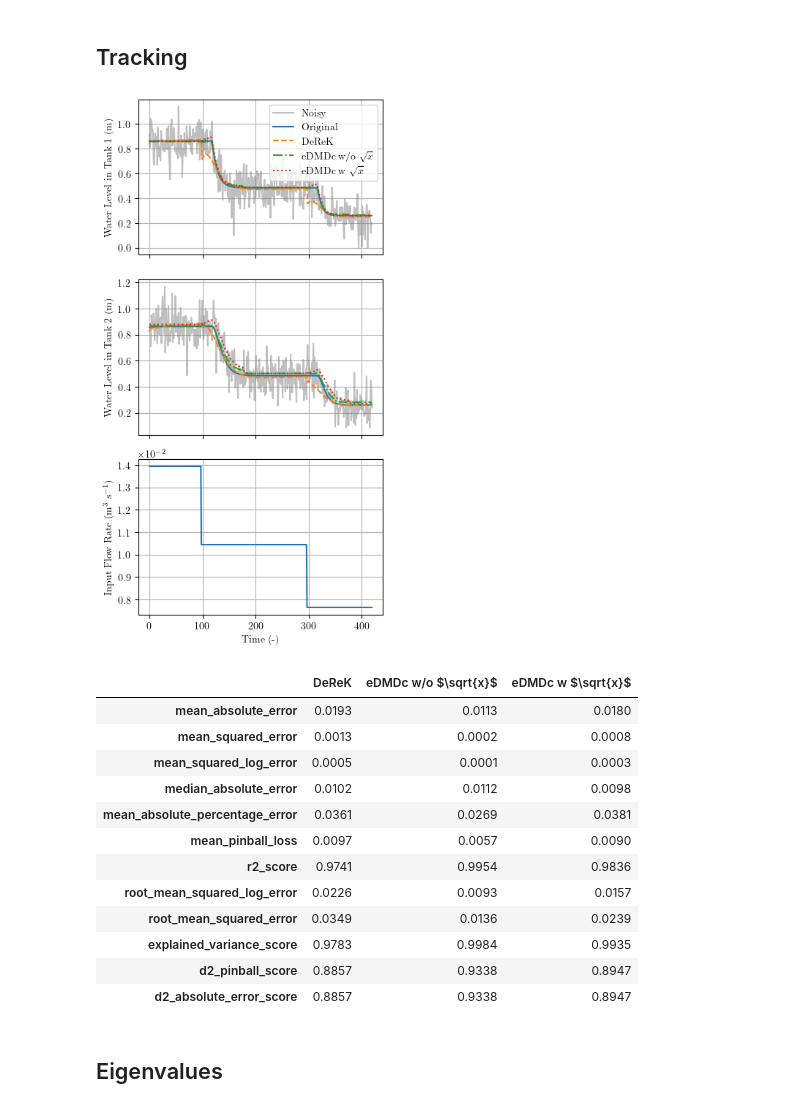
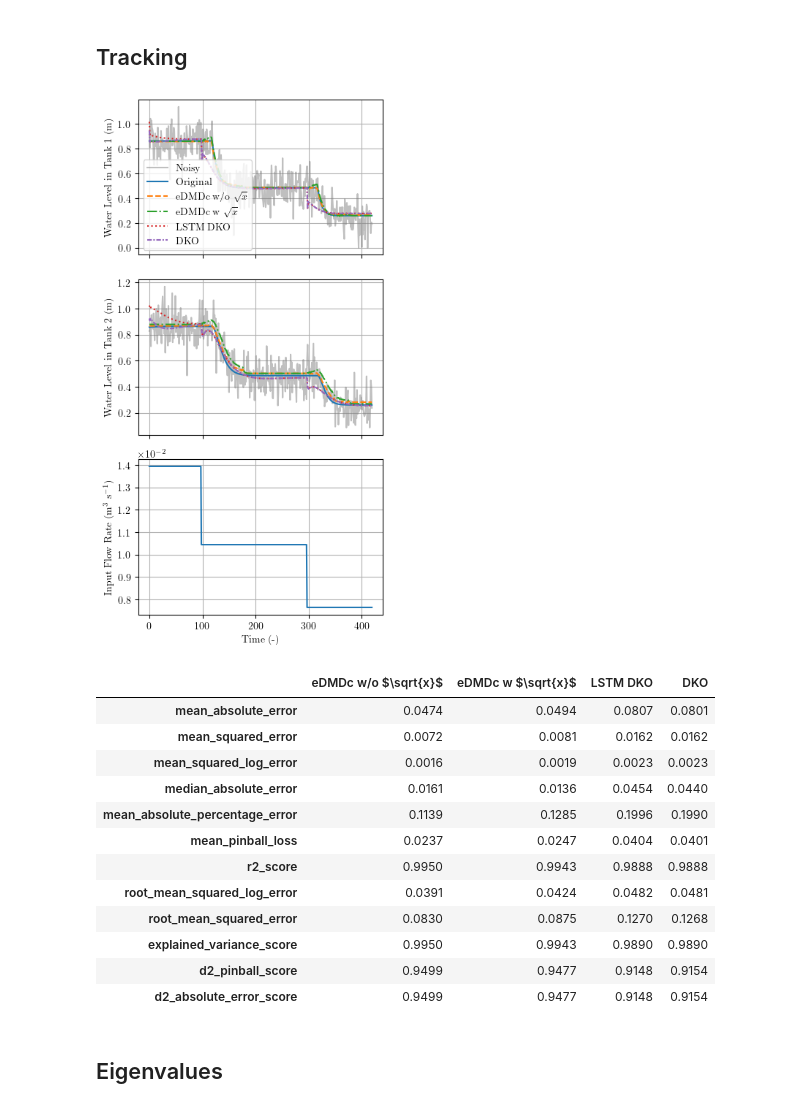
Before and after one commit to PatrikValabek/deep-koopman-with-time-delays, a Jupyter notebook: examples/result_plots.ipynb, the cells around one changed output. Drawn from its saved outputs; the diff is of its cells as text; code cells hidden in the pictures.

```diff
--- a/examples/result_plots.ipynb
+++ b/examples/result_plots.ipynb
@@ -33,8 +33,11 @@ _, (train_data, dev_data, test_data) = simulate_two_tank(
 )
 # %%
 start = 80
-Y_derek_pred = np.load("results/test_pred_derek.npy")
-end = min(500, len(Y_derek_pred) + start)
+with open("data/y_NNs.pkl", "rb") as fp:
+    Y_NNs_pred = pickle.load(fp)
+Y_NNs_pred = {"LSTM DKO": Y_NNs_pred["DeReK_LSTM"], "DKO": Y_NNs_pred["DeReK"]}
+end = len(Y_NNs_pred["DKO"]) + start
+plot_end = min(500, end)
 
 with open("data/y_eDMDc.pkl", "rb") as fp:
     Y_eDMDcs_pred = pickle.load(fp)
@@ -43,17 +46,23 @@ with open("data/y_eDMDc.pkl", "rb") as fp:
 # %%
 # [donotremove]
 fig = plot_results(
-    test_data["U"][start:end],
+    test_data["U"][start:plot_end],
     {
-        "Noisy": test_data["Y"][start:end],
-        "Original": test_raw["Y"][start:end],
-        "DeReK": Y_derek_pred[: end - start],
-        **{name: Y_pred[start:end] for name, Y_pred in Y_eDMDcs_pred.items()},
+        "Noisy": test_data["Y"][start:plot_end],
+        "Original": test_raw["Y"][start:plot_end],
+        **{
+            name: Y_pred[start:plot_end]
+            for name, Y_pred in Y_eDMDcs_pred.items()
+        },
+        **{
+            name: Y_pred[: plot_end - start]
+            for name, Y_pred in Y_NNs_pred.items()
+        },
     },
 )
 fig.savefig("results/two_tank_results.pdf")
 # %% [output]
-[figure, old version]
+[figure, new version]
 # %%
 def regression_report(y_true, y_pred):
     report = {}
@@ -68,29 +77,31 @@ def regression_report(y_true, y_pred):
 
 
 stats_ = {}
-stats_["DeReK"] = regression_report(
-    test_raw["Y"][start:end], Y_derek_pred[: end - start]
-)
+
 for name, Y_pred in Y_eDMDcs_pred.items():
     stats_[name] = regression_report(
         test_raw["Y"][start:end], Y_pred[start:end]
     )
+for name, Y_pred in Y_NNs_pred.items():
+    stats_[name] = regression_report(
+        test_raw["Y"][start:end], Y_pred[: end - start]
+    )
 
 pd.DataFrame(stats_).round(4)
 # %% [output]
-|  | DeReK | eDMDc w/o $\sqrt{x}$ | eDMDc w $\sqrt{x}$ |
-| mean_absolute_error | 0.0193 | 0.0113 | 0.0180 |
-| mean_squared_error | 0.0013 | 0.0002 | 0.0008 |
-| mean_squared_log_error | 0.0005 | 0.0001 | 0.0003 |
-| median_absolute_error | 0.0102 | 0.0112 | 0.0098 |
-| mean_absolute_percentage_error | 0.0361 | 0.0269 | 0.0381 |
-| mean_pinball_loss | 0.0097 | 0.0057 | 0.0090 |
-| r2_score | 0.9741 | 0.9954 | 0.9836 |
-| root_mean_squared_log_error | 0.0226 | 0.0093 | 0.0157 |
-| root_mean_squared_error | 0.0349 | 0.0136 | 0.0239 |
-| explained_variance_score | 0.9783 | 0.9984 | 0.9935 |
-| d2_pinball_score | 0.8857 | 0.9338 | 0.8947 |
-| d2_absolute_error_score | 0.8857 | 0.9338 | 0.8947 |
+|  | eDMDc w/o $\sqrt{x}$ | eDMDc w $\sqrt{x}$ | LSTM DKO | DKO |
+| mean_absolute_error | 0.0474 | 0.0494 | 0.0807 | 0.0801 |
+| mean_squared_error | 0.0072 | 0.0081 | 0.0162 | 0.0162 |
+| mean_squared_log_error | 0.0016 | 0.0019 | 0.0023 | 0.0023 |
+| median_absolute_error | 0.0161 | 0.0136 | 0.0454 | 0.0440 |
+| mean_absolute_percentage_error | 0.1139 | 0.1285 | 0.1996 | 0.1990 |
+| mean_pinball_loss | 0.0237 | 0.0247 | 0.0404 | 0.0401 |
+| r2_score | 0.9950 | 0.9943 | 0.9888 | 0.9888 |
+| root_mean_squared_log_error | 0.0391 | 0.0424 | 0.0482 | 0.0481 |
+| root_mean_squared_error | 0.0830 | 0.0875 | 0.1270 | 0.1268 |
+| explained_variance_score | 0.9950 | 0.9943 | 0.9890 | 0.9890 |
+| d2_pinball_score | 0.9499 | 0.9477 | 0.9148 | 0.9154 |
+| d2_absolute_error_score | 0.9499 | 0.9477 | 0.9148 | 0.9154 |
 # %% [markdown]
 ## Eigenvalues
 # %%
```
Also changed, not shown: 4 other files.
